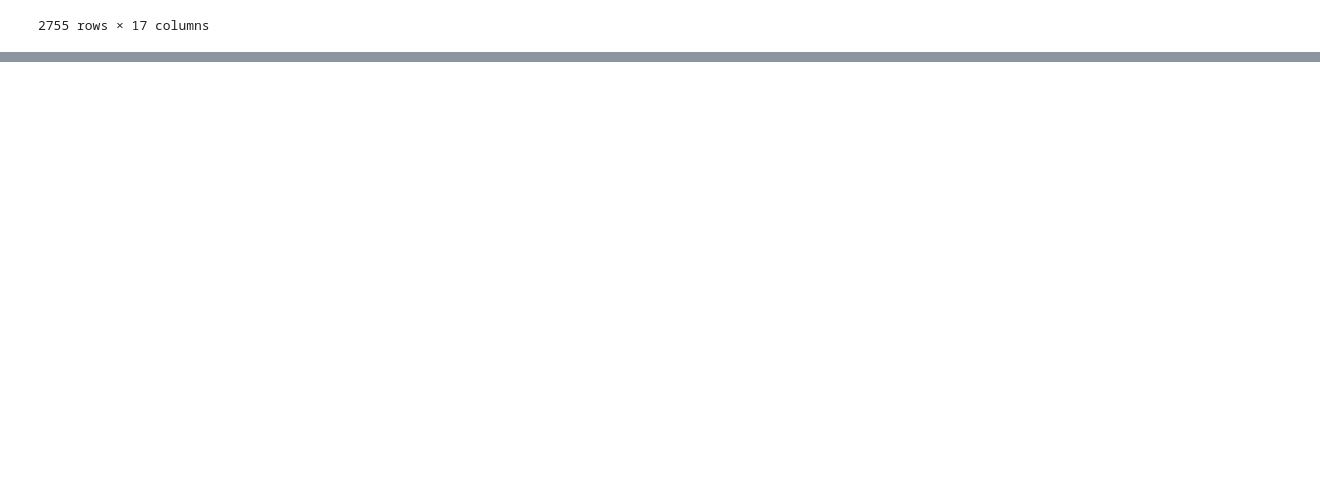
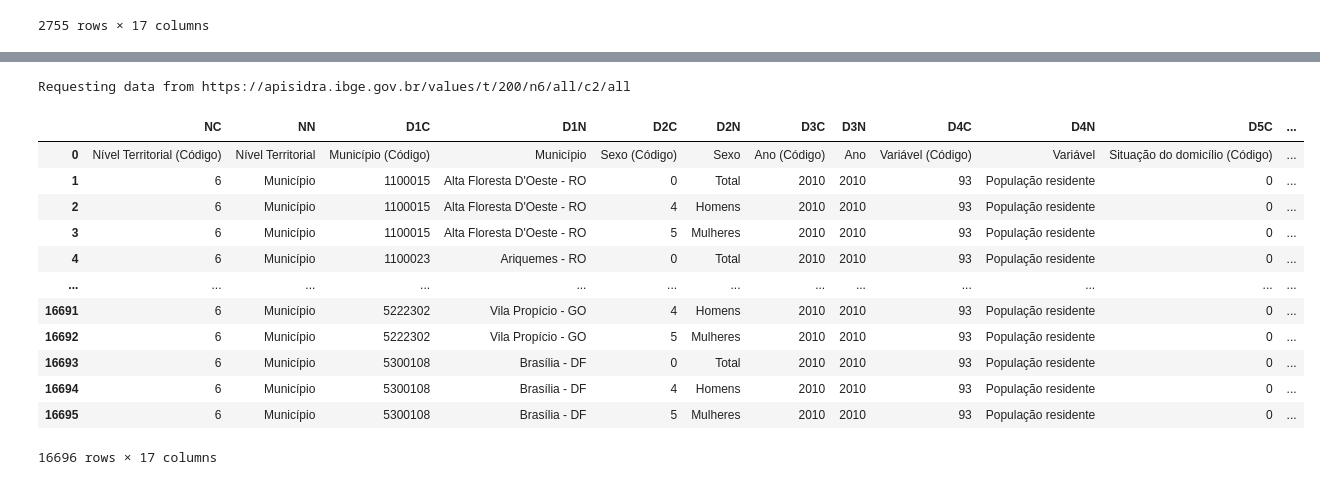
Before and after one commit to AlertaDengue/PySUS, a Jupyter notebook: docs/source/IBGE_data.ipynb, the cells around one changed output, grey strips where cells are left out. Cells and saved outputs as stored; diff of their text form; code cells hidden in the pictures; blank space fills up the shorter version.

Commit message:
re-enabled sidra frontend

```diff
--- a/docs/source/IBGE_data.ipynb
+++ b/docs/source/IBGE_data.ipynb
@@ -159,0 +163,18 @@ ds.to_dataframe()
+# %%
+df = stats.get_sidra_table(200,territorial_level=6,classification=2, categories='all')
+df
+# %% [output]
+Requesting data from https://apisidra.ibge.gov.br/values/t/200/n6/all/c2/all
+|  | NC | NN | D1C | D1N | D2C | D2N | D3C | D3N | D4C | D4N | D5C | ... |
+| 0 | Nível Territorial (Código) | Nível Territorial | Município (Código) | Município | Sexo (Código) | Sexo | Ano (Código) | Ano | Variável (Código) | Variável | Situação do domicílio (Código) | ... |
+| 1 | 6 | Município | 1100015 | Alta Floresta D'Oeste - RO | 0 | Total | 2010 | 2010 | 93 | População residente | 0 | ... |
+| 2 | 6 | Município | 1100015 | Alta Floresta D'Oeste - RO | 4 | Homens | 2010 | 2010 | 93 | População residente | 0 | ... |
+| 3 | 6 | Município | 1100015 | Alta Floresta D'Oeste - RO | 5 | Mulheres | 2010 | 2010 | 93 | População residente | 0 | ... |
+| 4 | 6 | Município | 1100023 | Ariquemes - RO | 0 | Total | 2010 | 2010 | 93 | População residente | 0 | ... |
+| ... | ... | ... | ... | ... | ... | ... | ... | ... | ... | ... | ... | ... |
+| 16691 | 6 | Município | 5222302 | Vila Propício - GO | 4 | Homens | 2010 | 2010 | 93 | População residente | 0 | ... |
+| 16692 | 6 | Município | 5222302 | Vila Propício - GO | 5 | Mulheres | 2010 | 2010 | 93 | População residente | 0 | ... |
+| 16693 | 6 | Município | 5300108 | Brasília - DF | 0 | Total | 2010 | 2010 | 93 | População residente | 0 | ... |
+| 16694 | 6 | Município | 5300108 | Brasília - DF | 4 | Homens | 2010 | 2010 | 93 | População residente | 0 | ... |
+| 16695 | 6 | Município | 5300108 | Brasília - DF | 5 | Mulheres | 2010 | 2010 | 93 | População residente | 0 | ... |
+16696 rows × 17 columns
```
Also changed, not shown: parts of 1 cell of this notebook, 1 other file.
